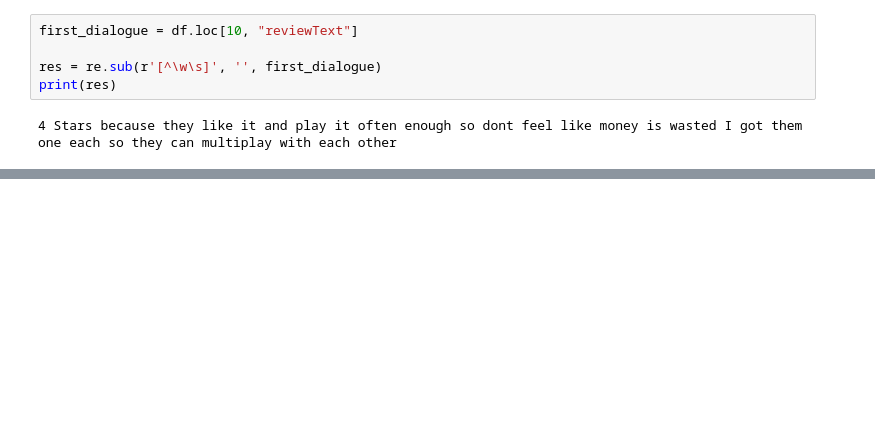
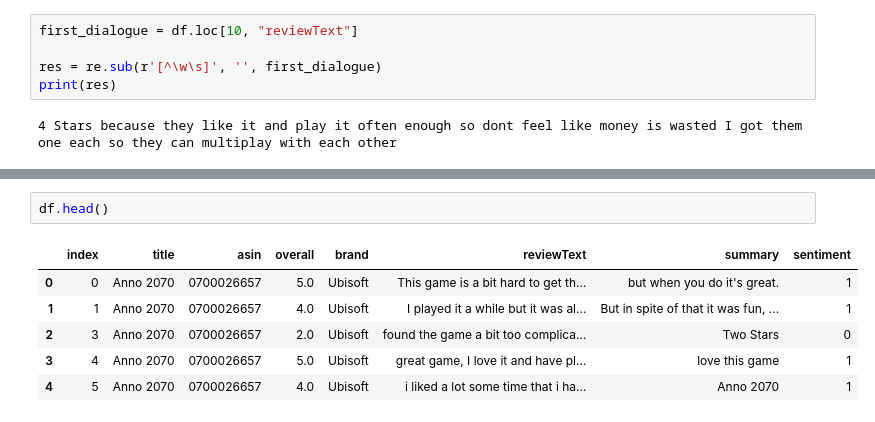
Before and after one commit to mmestres91/game_review_NLP_sentiment_analysis_, a Jupyter notebook: review_eda_nlp.ipynb, the cells around one changed output, grey strips where cells are left out. Cells and saved outputs as stored; diff of their text form; blank space fills up the shorter version.

```diff
--- a/review_eda_nlp.ipynb
+++ b/review_eda_nlp.ipynb
@@ -118,2 +107,11 @@ df['sentiment'] = df['overall'].apply(lambda rating : +1 if rating > 3 else (0 i
+# %%
+df.head()
+# %% [output]
+|  | index | title | asin | overall | brand | reviewText | summary | sentiment |
+| 0 | 0 | Anno 2070 | 0700026657 | 5.0 | Ubisoft | This game is a bit hard to get th... | but when you do it's great. | 1 |
+| 1 | 1 | Anno 2070 | 0700026657 | 4.0 | Ubisoft | I played it a while but it was al... | But in spite of that it was fun, ... | 1 |
+| 2 | 3 | Anno 2070 | 0700026657 | 2.0 | Ubisoft | found the game a bit too complica... | Two Stars | 0 |
+| 3 | 4 | Anno 2070 | 0700026657 | 5.0 | Ubisoft | great game, I love it and have pl... | love this game | 1 |
+| 4 | 5 | Anno 2070 | 0700026657 | 4.0 | Ubisoft | i liked a lot some time that i ha... | Anno 2070 | 1 |
 # %%
 fig = px.histogram(df, x = 'sentiment', title= 'Aggregated Sentiment Counts')
```
Also changed, not shown: parts of 30 cells of this notebook.
